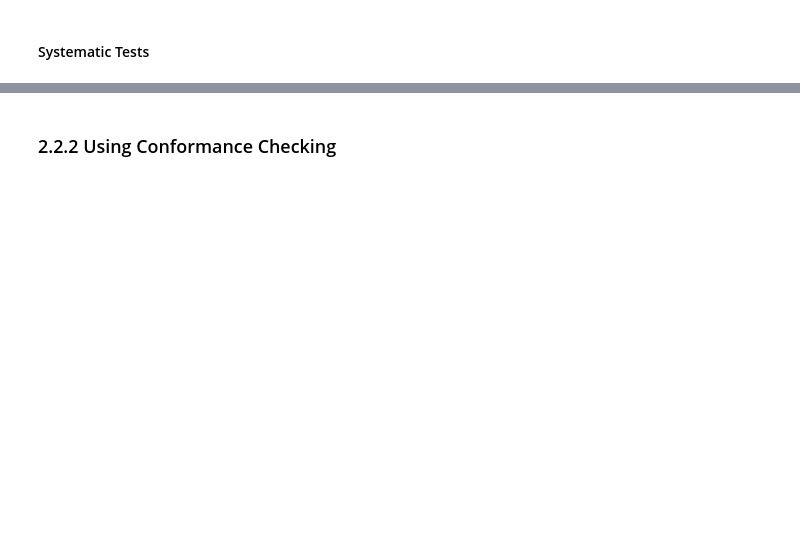
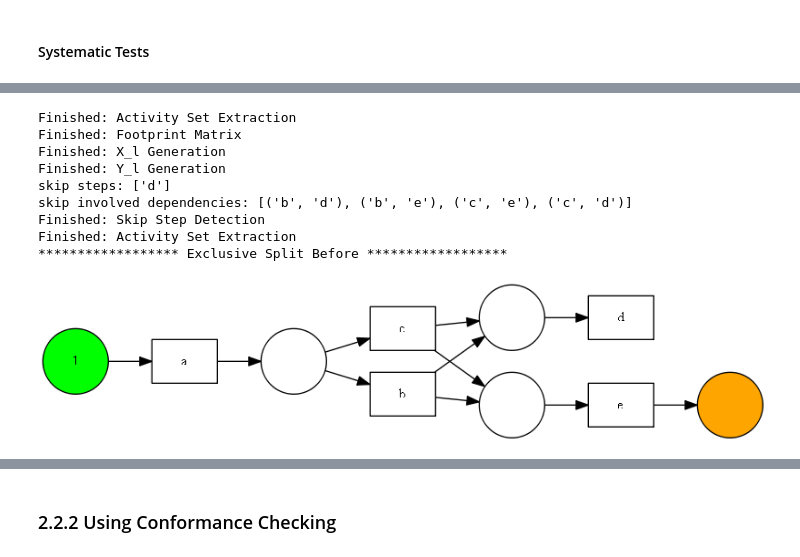
Before and after one commit to Janek7/alpha-miner-extension, a Jupyter notebook: AlphaMiner.ipynb, the cells around one changed output, grey strips where cells are left out. Cells and saved outputs as stored; diff of their text form; code cells hidden in the pictures; blank space fills up the shorter version.

```diff
--- a/AlphaMiner.ipynb
+++ b/AlphaMiner.ipynb
@@ -505,0 +480,23 @@ dl_single_skip = [["a","b","e"],
+# %%
+# exclusive split before
+
+am = AlphaMinerWithSkipStepsFootprintBased(logging=True)  # produces a parallelism
+# am = AlphaMiner()
+l_exclusive_split_before = [["a","b","e"],
+                            ["a","c","e",],
+                            ["a","b","d","e"],
+                            ["a","c","d","e",]]
+am.apply_alpha_algorithm(dummy_log=l_exclusive_split_before, log_title='Exclusive Split Before')
+
+# detects skip step but doesn't build the petri net properly
+# %% [output]
+Finished: Activity Set Extraction
+Finished: Footprint Matrix
+Finished: X_l Generation
+Finished: Y_l Generation
+skip steps: ['d']
+skip involved dependencies: [('b', 'd'), ('b', 'e'), ('c', 'e'), ('c', 'd')]
+Finished: Skip Step Detection
+Finished: Activity Set Extraction
+****************** Exclusive Split Before ******************
+[figure, added]
```
Also changed, not shown: parts of 12 cells of this notebook.
